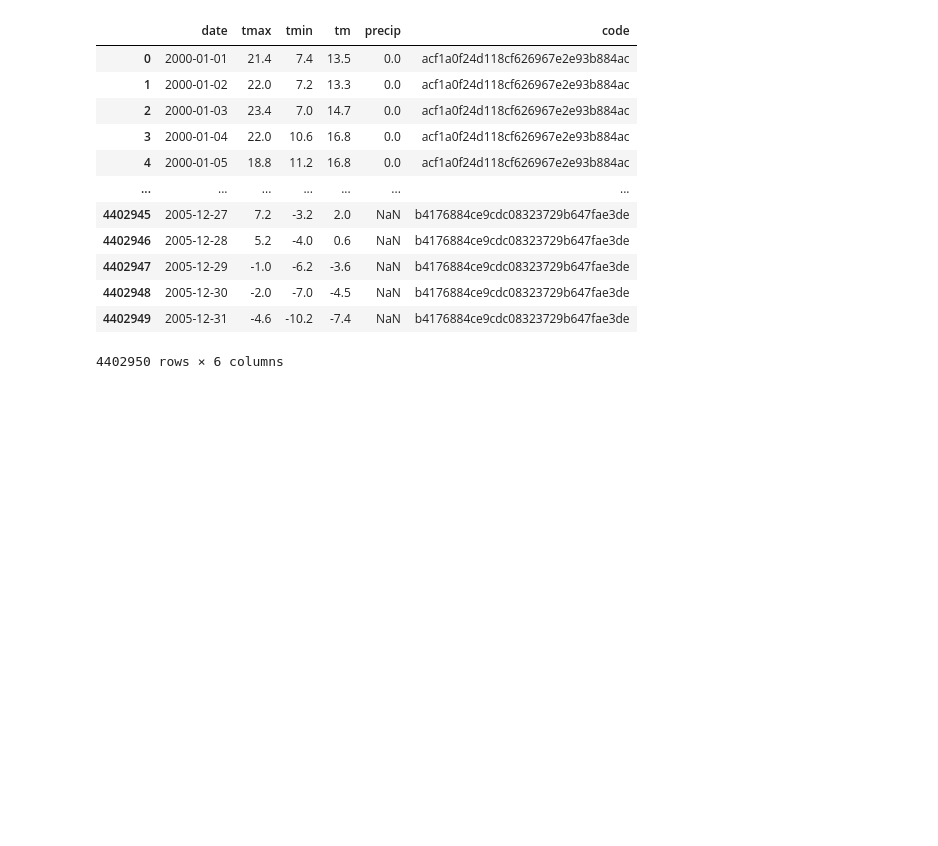
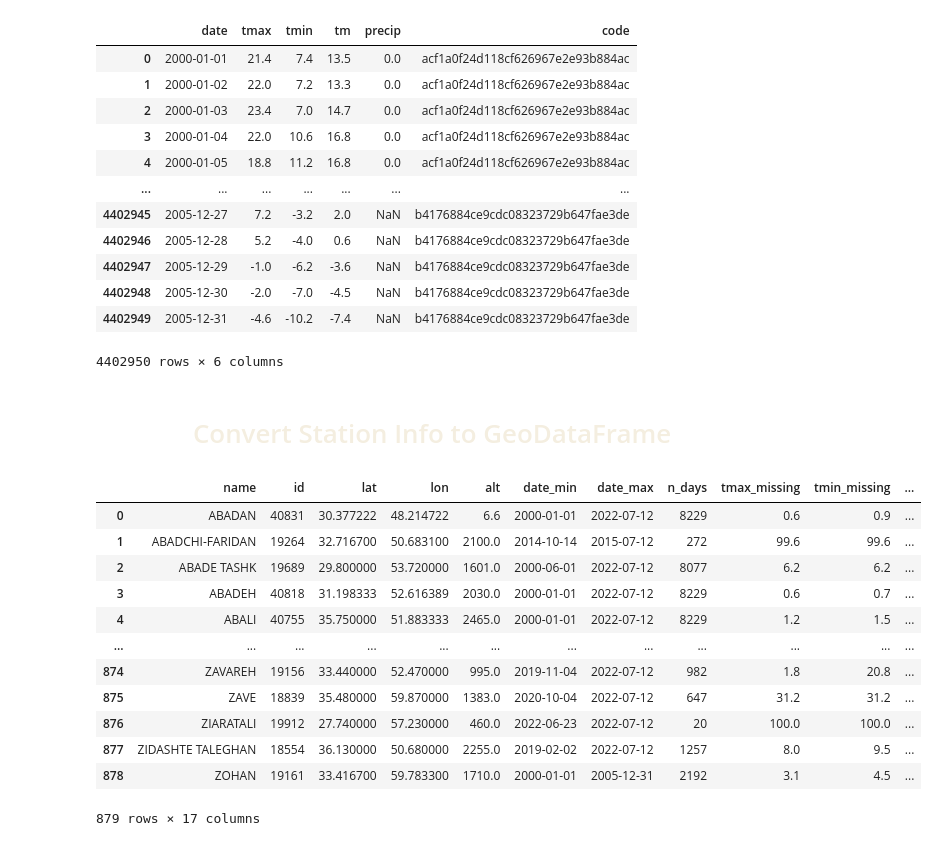
Before and after one commit to hydrotechcode/Synoptic_Data_Iran, a Jupyter notebook: src/01_data_wrangling.ipynb, the cells around one changed output. Saved outputs shown, nothing was run; the diff lists cells and outputs as text; code cells hidden in the pictures; blank space fills up the shorter version.

```diff
--- a/01_data_wrangling.ipynb
+++ b/src/01_data_wrangling.ipynb
@@ -29,7 +29,7 @@ from utils import add_remove_characters, get_elevation, generate_unique_code
     </center>
 </h1>
 # %%
-RAW_DATA_FILE_PATH = ".\\data\\SynopticData_Iran_2000_2022.zip"
+RAW_DATA_FILE_PATH = "..\\data\\SynopticData_Iran_2000_2022.zip"
 FILE_NAME = "SynopticData_Iran_2000_2022.csv"
 # %% [markdown]
 <h1>
@@ -398,3 +398,60 @@ data
 | 4402948 | 2005-12-30 | -2.0 | -7.0 | -4.5 | NaN | b4176884ce9cdc08323729b647fae3de |
 | 4402949 | 2005-12-31 | -4.6 | -10.2 | -7.4 | NaN | b4176884ce9cdc08323729b647fae3de |
 4402950 rows × 6 columns
+# %% [markdown]
+<h1>
+    <center>
+        <font color='#F4EEE0'>
+            Convert Station Info to GeoDataFrame
+        </font>
+    </center>
+</h1>
+# %%
+station_geoinfo = gpd.GeoDataFrame(
+    data=station_info,
+    geometry=gpd.points_from_xy(
+        x=station_info["lon"],
+        y=station_info["lat"]
+    ),
+    crs="EPSG:4326"
+)
+
+Iran = gpd.read_file(
+    "../data/Iran/Iran.shp"
+)
+
+Iran.rename(
+    columns={
+        "id": "state_id",
+        "name": "state_name"},
+    inplace=True
+)
+
+station_geoinfo = gpd.sjoin(
+    left_df=station_geoinfo,
+    right_df=Iran,
+    how="left",
+    predicate="within"
+)
+
+station_geoinfo = station_geoinfo.drop(
+    columns=["index_right", "source"]
+)
+
+station_geoinfo["id"] = station_geoinfo["id"].astype(int).astype(str)
+
+station_geoinfo
+# %% [output]
+|  | name | id | lat | lon | alt | date_min | date_max | n_days | tmax_missing | tmin_missing | ... |
+| 0 | ABADAN | 40831 | 30.377222 | 48.214722 | 6.6 | 2000-01-01 | 2022-07-12 | 8229 | 0.6 | 0.9 | ... |
+| 1 | ABADCHI-FARIDAN | 19264 | 32.716700 | 50.683100 | 2100.0 | 2014-10-14 | 2015-07-12 | 272 | 99.6 | 99.6 | ... |
+| 2 | ABADE TASHK | 19689 | 29.800000 | 53.720000 | 1601.0 | 2000-06-01 | 2022-07-12 | 8077 | 6.2 | 6.2 | ... |
+| 3 | ABADEH | 40818 | 31.198333 | 52.616389 | 2030.0 | 2000-01-01 | 2022-07-12 | 8229 | 0.6 | 0.7 | ... |
+| 4 | ABALI | 40755 | 35.750000 | 51.883333 | 2465.0 | 2000-01-01 | 2022-07-12 | 8229 | 1.2 | 1.5 | ... |
+| ... | ... | ... | ... | ... | ... | ... | ... | ... | ... | ... | ... |
+| 874 | ZAVAREH | 19156 | 33.440000 | 52.470000 | 995.0 | 2019-11-04 | 2022-07-12 | 982 | 1.8 | 20.8 | ... |
+| 875 | ZAVE | 18839 | 35.480000 | 59.870000 | 1383.0 | 2020-10-04 | 2022-07-12 | 647 | 31.2 | 31.2 | ... |
+| 876 | ZIARATALI | 19912 | 27.740000 | 57.230000 | 460.0 | 2022-06-23 | 2022-07-12 | 20 | 100.0 | 100.0 | ... |
+| 877 | ZIDASHTE TALEGHAN | 18554 | 36.130000 | 50.680000 | 2255.0 | 2019-02-02 | 2022-07-12 | 1257 | 8.0 | 9.5 | ... |
+| 878 | ZOHAN | 19161 | 33.416700 | 59.783300 | 1710.0 | 2000-01-01 | 2005-12-31 | 2192 | 3.1 | 4.5 | ... |
+879 rows × 17 columns
```
Also changed, not shown: parts of 5 cells of this notebook, 9 other files.
